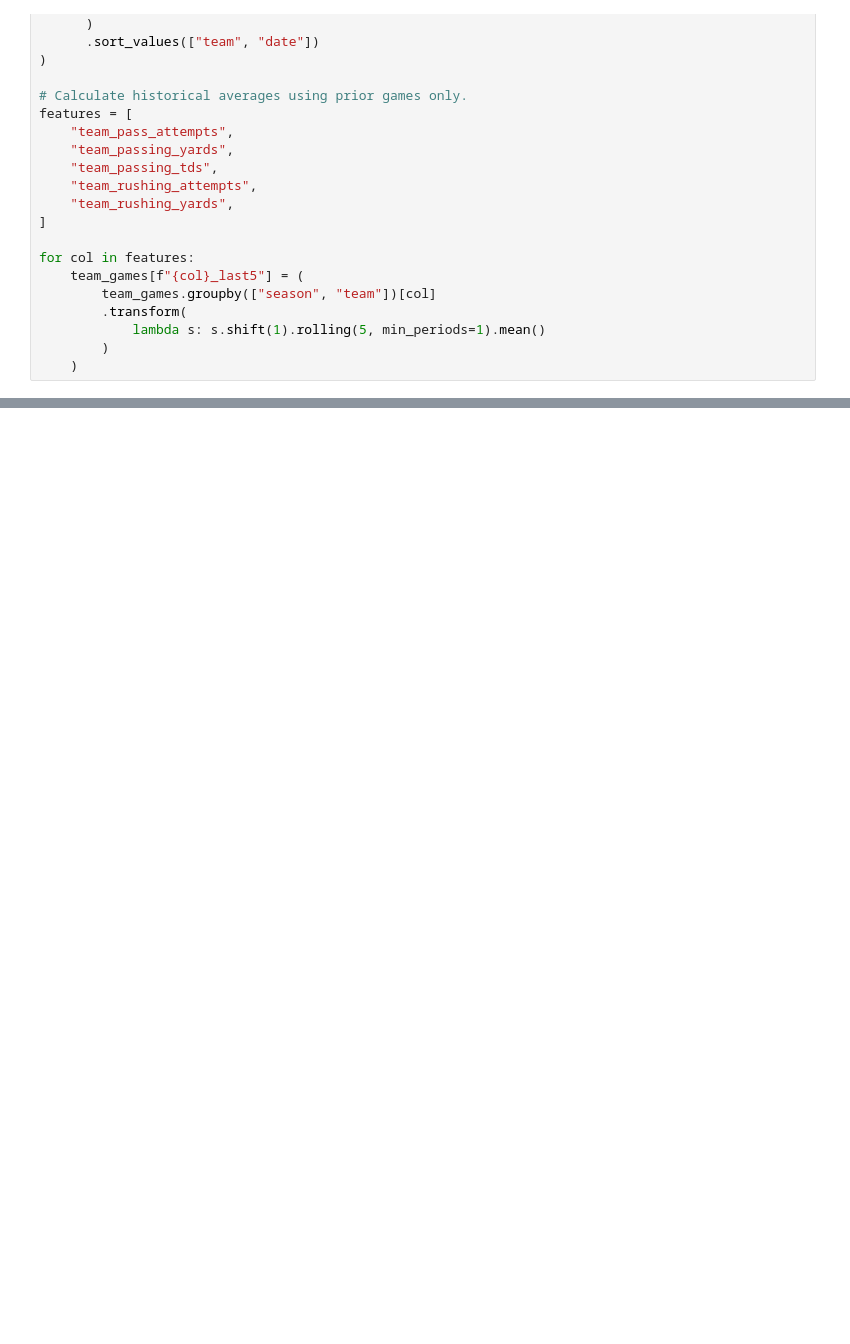
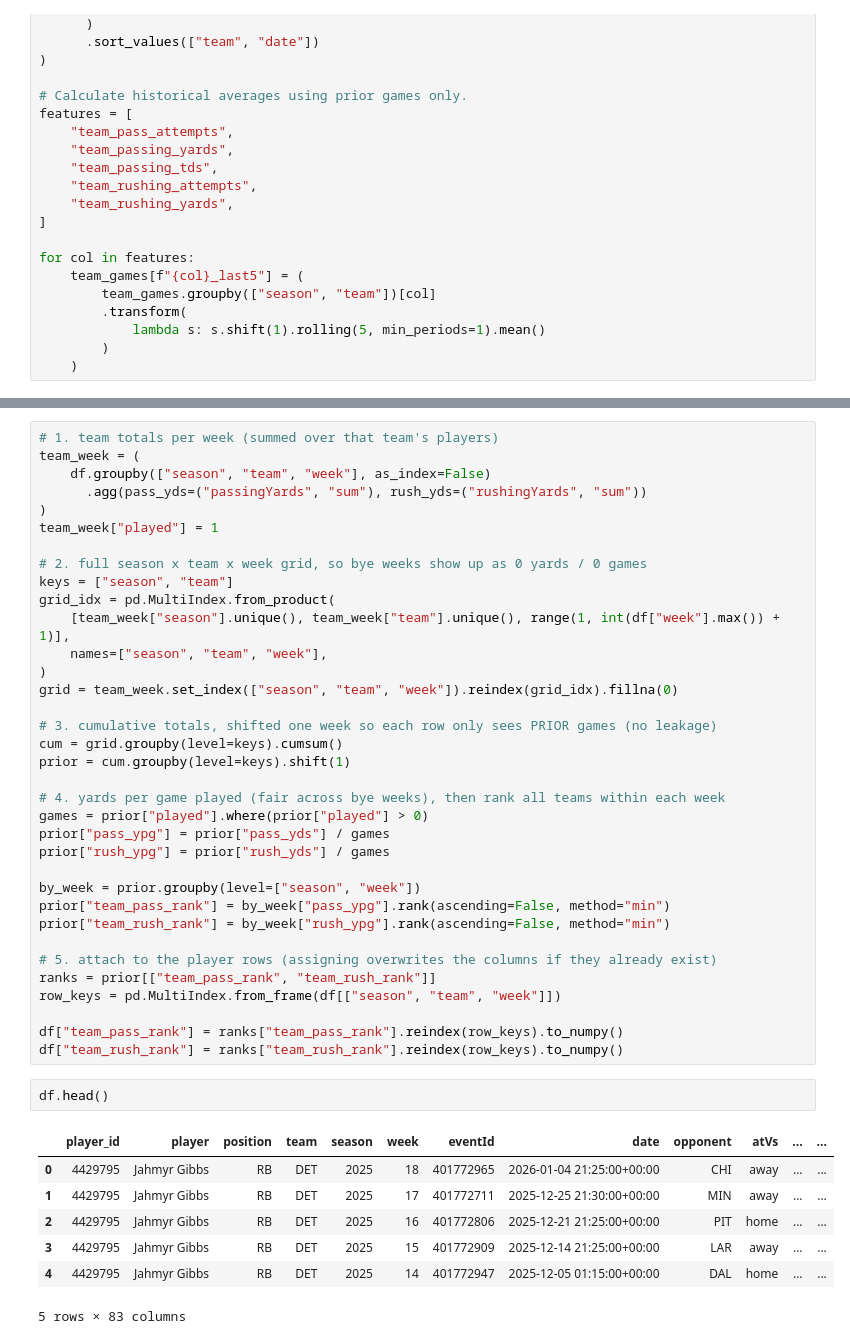
Before and after one commit to trma2416/CSCI_5502_Fantasy_Project, a Jupyter notebook: notebooks/data_cleaning.ipynb, the cells around one changed output, grey strips where cells are left out. Cells and saved outputs as stored; diff of their text form; blank space fills up the shorter version.

Commit message:
Add team passing/rushing rank features

```diff
--- a/notebooks/data_cleaning.ipynb
+++ b/notebooks/data_cleaning.ipynb
@@ -360,3 +360,48 @@ team_games.head()
 | 2 | 2025 | ARI | 2025_03_ARI_SF | 2025-09-21 20:25:00+00:00 | 35.0 | 159.0 | 1.0 | ... |
 | 3 | 2025 | ARI | 2025_04_SEA_ARI | 2025-09-26 00:15:00+00:00 | 41.0 | 200.0 | 2.0 | ... |
 | 4 | 2025 | ARI | 2025_05_TEN_ARI | 2025-10-05 20:05:00+00:00 | 32.0 | 220.0 | 0.0 | ... |
+# %%
+# 1. team totals per week (summed over that team's players)
+team_week = (
+    df.groupby(["season", "team", "week"], as_index=False)
+      .agg(pass_yds=("passingYards", "sum"), rush_yds=("rushingYards", "sum"))
+)
+team_week["played"] = 1
+
+# 2. full season x team x week grid, so bye weeks show up as 0 yards / 0 games
+keys = ["season", "team"]
+grid_idx = pd.MultiIndex.from_product(
+    [team_week["season"].unique(), team_week["team"].unique(), range(1, int(df["week"].max()) + 1)],
+    names=["season", "team", "week"],
+)
+grid = team_week.set_index(["season", "team", "week"]).reindex(grid_idx).fillna(0)
+
+# 3. cumulative totals, shifted one week so each row only sees PRIOR games (no leakage)
+cum = grid.groupby(level=keys).cumsum()
+prior = cum.groupby(level=keys).shift(1)
+
+# 4. yards per game played (fair across bye weeks), then rank all teams within each week
+games = prior["played"].where(prior["played"] > 0)
+prior["pass_ypg"] = prior["pass_yds"] / games
+prior["rush_ypg"] = prior["rush_yds"] / games
+
+by_week = prior.groupby(level=["season", "week"])
+prior["team_pass_rank"] = by_week["pass_ypg"].rank(ascending=False, method="min")
+prior["team_rush_rank"] = by_week["rush_ypg"].rank(ascending=False, method="min")
+
+# 5. attach to the player rows (assigning overwrites the columns if they already exist)
+ranks = prior[["team_pass_rank", "team_rush_rank"]]
+row_keys = pd.MultiIndex.from_frame(df[["season", "team", "week"]])
+
+df["team_pass_rank"] = ranks["team_pass_rank"].reindex(row_keys).to_numpy()
+df["team_rush_rank"] = ranks["team_rush_rank"].reindex(row_keys).to_numpy()
+# %%
+df.head()
+# %% [output]
+|  | player_id | player | position | team | season | week | eventId | date | opponent | atVs | ... | ... |
+| 0 | 4429795 | Jahmyr Gibbs | RB | DET | 2025 | 18 | 401772965 | 2026-01-04 21:25:00+00:00 | CHI | away | ... | ... |
+| 1 | 4429795 | Jahmyr Gibbs | RB | DET | 2025 | 17 | 401772711 | 2025-12-25 21:30:00+00:00 | MIN | away | ... | ... |
+| 2 | 4429795 | Jahmyr Gibbs | RB | DET | 2025 | 16 | 401772806 | 2025-12-21 21:25:00+00:00 | PIT | home | ... | ... |
+| 3 | 4429795 | Jahmyr Gibbs | RB | DET | 2025 | 15 | 401772909 | 2025-12-14 21:25:00+00:00 | LAR | away | ... | ... |
+| 4 | 4429795 | Jahmyr Gibbs | RB | DET | 2025 | 14 | 401772947 | 2025-12-05 01:15:00+00:00 | DAL | home | ... | ... |
+5 rows × 83 columns
```
